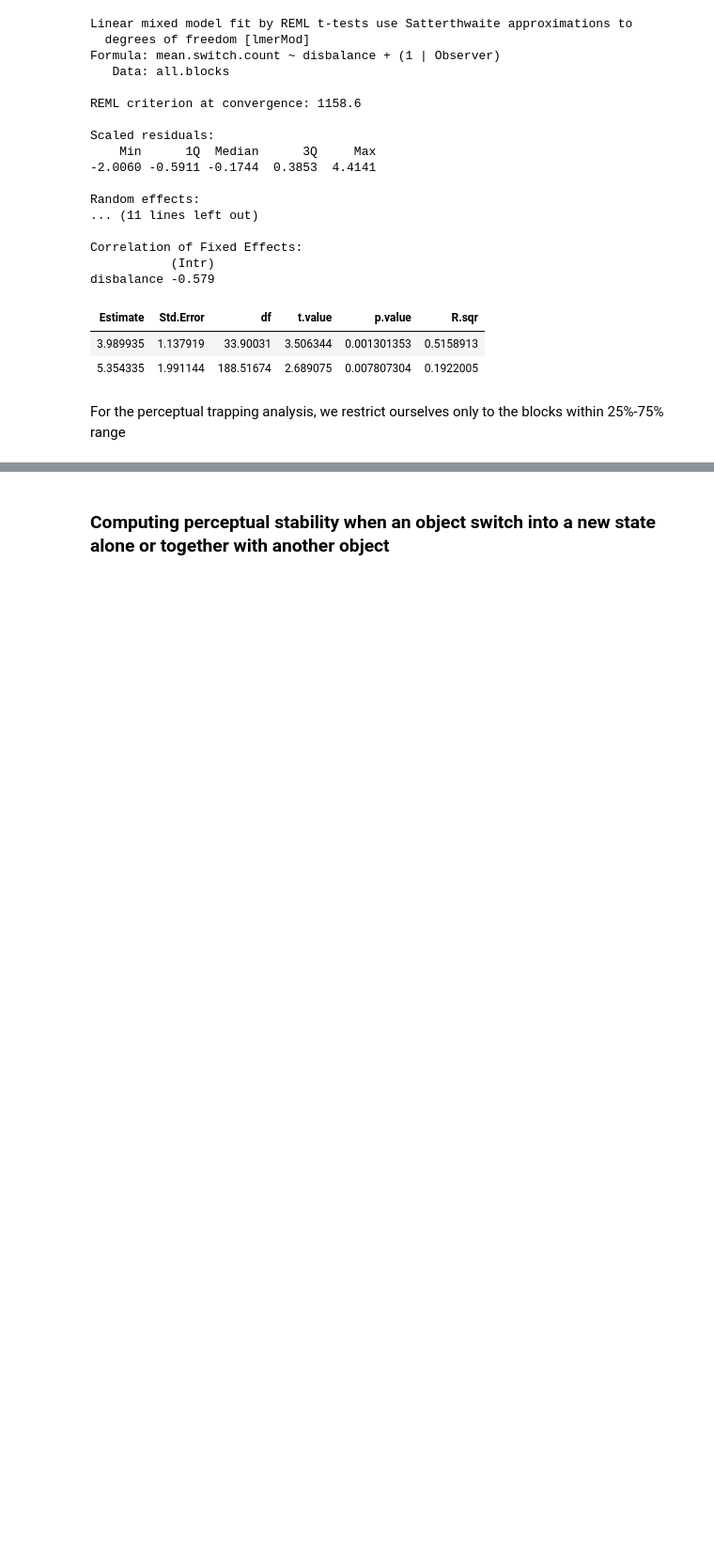
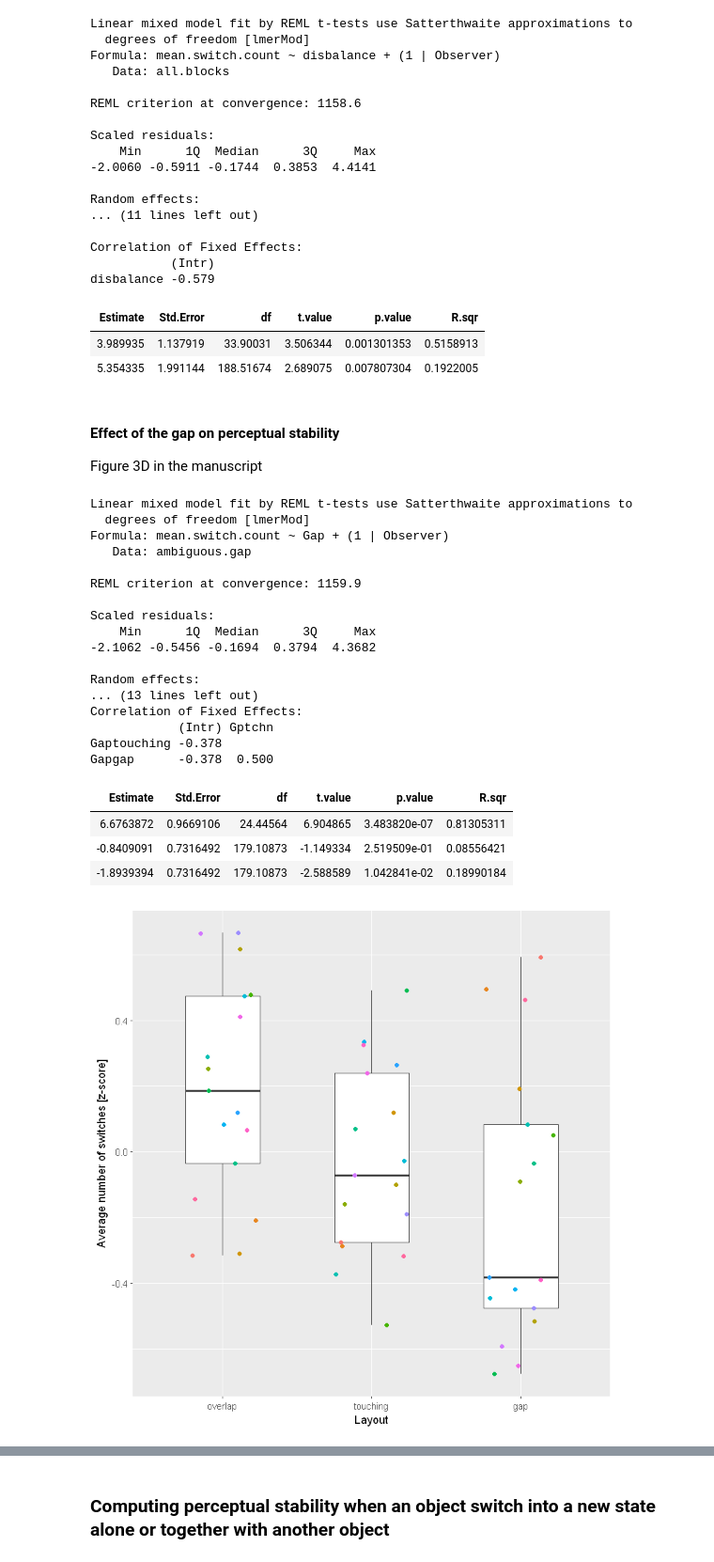
Before and after one commit to alexander-pastukhov/frictionless-sfm, a Jupyter notebook: Experiment 1.ipynb, the cells around one changed output, grey strips where cells are left out. Shown: that part at 94% size. Saved outputs shown, nothing was run; the diff lists cells and outputs as text; code cells hidden in the pictures; blank space fills up the shorter version.

```diff
--- a/Experiment 1.ipynb
+++ b/Experiment 1.ipynb
@@ -443,17 +443,18 @@ disbalance -0.801
 # %% [markdown]
 Looking whether perceptual trapping makes ambiguous objects more or less stable by counting a mean number of perceptual switches
 # %%
-all.blocks <- reports %>%
+ambiguous.blocks <- reports %>%
+    filter(Unambiguious == 'neither') %>%
+    filter(is.finite(counter.rotation)) %>%
     # counting number of switches per object
-    filter(is.finite(counter.rotation)) %>%
     group_by(Observer, Block) %>%
     summarise(left.switch.count= ifelse(unambiguous.L[1], NA, sum(left.switch, na.rm= TRUE)), # ignoring disambiguated object
               right.switch.count= ifelse(unambiguous.R[1], NA, sum(right.switch, na.rm= TRUE)), # ignoring disambiguated object
               mean.switch.count= mean(c(left.switch.count, right.switch.count)),
               counter.rotation.prop= sum(Duration[counter.rotation])/sum(Duration, na.rm = TRUE),
               disbalance= abs(counter.rotation.prop-0.5),
-              balanced= (counter.rotation.prop>0.25) & (counter.rotation.prop<0.75))
-
+              balanced= (counter.rotation.prop>0.25) & (counter.rotation.prop<0.75)) %>%
+    filter(is.finite(mean.switch.count))
 
 N.switch.model <- lmerTest::lmer(mean.switch.count ~ disbalance + (1|Observer), data= all.blocks)
 summary(N.switch.model)
@@ -481,7 +482,72 @@ disbalance -0.579
 | Estimate | Std.Error | df | t.value | p.value | R.sqr |
 | 3.989935 | 1.137919 | 33.90031 | 3.506344 | 0.001301353 | 0.5158913 |
 | 5.354335 | 1.991144 | 188.51674 | 2.689075 | 0.007807304 | 0.1922005 |
-# %% [markdown]
-For the perceptual trapping analysis, we restrict ourselves only to the blocks within 25%-75% range
+# %% [markdown]
+#### Effect of the gap on perceptual stability
+Figure 3D in the manuscript
+# %%
+ambiguous.gap <- reports %>%
+    filter(Unambiguious == 'neither') %>%
+    filter(is.finite(counter.rotation)) %>%
+    # counting number of switches per object
+    group_by(Observer, Block, Gap) %>%
+    summarise(left.switch.count= ifelse(unambiguous.L[1], NA, sum(left.switch, na.rm= TRUE)), # ignoring disambiguated object
+              right.switch.count= ifelse(unambiguous.R[1], NA, sum(right.switch, na.rm= TRUE)), # ignoring disambiguated object
+              mean.switch.count= mean(c(left.switch.count, right.switch.count)),
+              counter.rotation.prop= sum(Duration[counter.rotation])/sum(Duration, na.rm = TRUE),
+              disbalance= abs(counter.rotation.prop-0.5),
+              balanced= (counter.rotation.prop>0.25) & (counter.rotation.prop<0.75)) %>%
+    filter(is.finite(mean.switch.count))
+
+# using gap as the only factor in LMER
+gap.as.only.factor <- lmerTest::lmer(mean.switch.count ~ Gap + (1|Observer), data= ambiguous.gap)
+summary(gap.as.only.factor)
+coefficients.only <- data.frame(summary(gap.as.only.factor)$coefficients)
+colnames(coefficients.only) <- c('Estimate', 'Std.Error', 'df', 't.value', 'p.value')
+dplyr::mutate(coefficients.only, R.sqr= rcontrast(t.value, df))
+
+
+ambiguous.gap.normalized <- ambiguous.gap %>%
+    group_by(Observer) %>%
+    mutate(Z.switch= c(scale(mean.switch.count)),
+           Z.disbalance= c(scale(disbalance))) %>%
+
+    group_by(Observer, Gap) %>%
+    summarise(mean.switch.count= mean(Z.switch),
+              mean.disbalance= mean(disbalance))
+
+
+swith_per_gap_plot <- ggplot(data= ambiguous.gap.normalized, aes(x= Gap, y= mean.switch.count))+
+    geom_boxplot(outlier.shape =  NA, width= 0.5)+
+    geom_jitter(aes(color= Observer), width= 0.25)+
+#     ylim(0, 0.7)+
+    ylab('Average number of switches [z-score]')+
+    xlab('Layout')+
+    theme(legend.position="none")
+print(swith_per_gap_plot)
+# ggsave('Figures/Exp1 - effect of gap on switching.pdf', swith_per_gap_plot, width= 6, height= 6.5, units = 'cm',  useDingbats = FALSE)
+# %% [output]
+Linear mixed model fit by REML t-tests use Satterthwaite approximations to
+  degrees of freedom [lmerMod]
+Formula: mean.switch.count ~ Gap + (1 | Observer)
+   Data: ambiguous.gap
+
+REML criterion at convergence: 1159.9
+
+Scaled residuals:
+    Min      1Q  Median      3Q     Max
+-2.1062 -0.5456 -0.1694  0.3794  4.3682
+
+Random effects:
+... (13 lines left out)
+Correlation of Fixed Effects:
+            (Intr) Gptchn
+Gaptouching -0.378
+Gapgap      -0.378  0.500
+| Estimate | Std.Error | df | t.value | p.value | R.sqr |
+| 6.6763872 | 0.9669106 | 24.44564 | 6.904865 | 3.483820e-07 | 0.81305311 |
+| -0.8409091 | 0.7316492 | 179.10873 | -1.149334 | 2.519509e-01 | 0.08556421 |
+| -1.8939394 | 0.7316492 | 179.10873 | -2.588589 | 1.042841e-02 | 0.18990184 |
+[figure, added]
 # %% [markdown]
 ### Computing perceptual trapping: probability that both objects switch simultaneously
```
Also changed, not shown: parts of 14 cells of this notebook.
